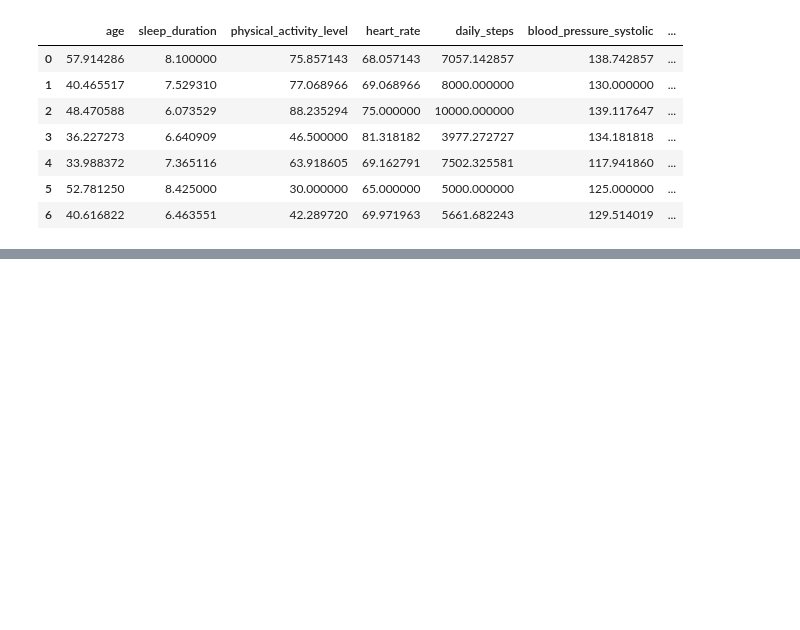
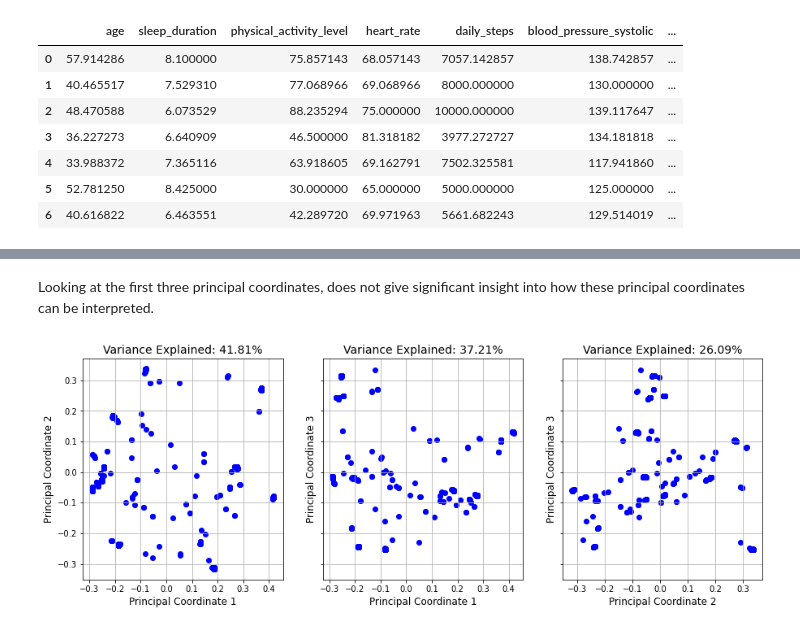
Before and after one commit to schmeti/u3cm_multivariate_analysis_project, a Jupyter notebook: k-means.ipynb, the cells around one changed output, grey strips where cells are left out. Cells and saved outputs as stored; diff of their text form; code cells hidden in the pictures; blank space fills up the shorter version.

```diff
--- a/k-means.ipynb
+++ b/k-means.ipynb
@@ -564,0 +639,31 @@ m_distance_gowers = gower.gower_matrix(data_mds)
+# %% [markdown]
+Looking at the first three principal coordinates, does not give significant insight into how these principal coordinates can be interpreted.
+# %%
+#for i in range(0,3):
+
+#n  components
+n_coords = 3
+fig, axes = plt.subplots(1, n_coords, figsize=(15, 5), sharey=True)
+
+axes[0].scatter(Y[:, 0], Y[:, 1], c='b', marker='o', label='Points')
+axes[0].set_xlabel(f"Principal Coordinate {1}", fontsize=12)
+axes[0].set_ylabel(f"Principal Coordinate {2}", fontsize=12)
+axes[0].set_title(f"Variance Explained: {acum[1]:.2f}%", fontsize=14)
+axes[0].grid()
+
+axes[1].scatter(Y[:, 0], Y[:, 2], c='b', marker='o', label='Points')
+axes[1].set_xlabel(f"Principal Coordinate {1}", fontsize=12)
+axes[1].set_ylabel(f"Principal Coordinate {3}", fontsize=12)
+axes[1].set_title(f"Variance Explained: {acum[0]+(acum[2]-acum[1]):.2f}%", fontsize=14)
+axes[1].grid()
+
+axes[2].scatter(Y[:, 1], Y[:, 2], c='b', marker='o', label='Points')
+axes[2].set_xlabel(f"Principal Coordinate {2}", fontsize=12)
+axes[2].set_ylabel(f"Principal Coordinate {3}", fontsize=12)
+axes[2].set_title(f"Variance Explained: {acum[2]-acum[0]:.2f}%", fontsize=14)
+axes[2].grid()
+
+
+fig.show()
+# %% [output]
+[figure, added]
```
Also changed, not shown: parts of 26 cells of this notebook, 1 other file.
